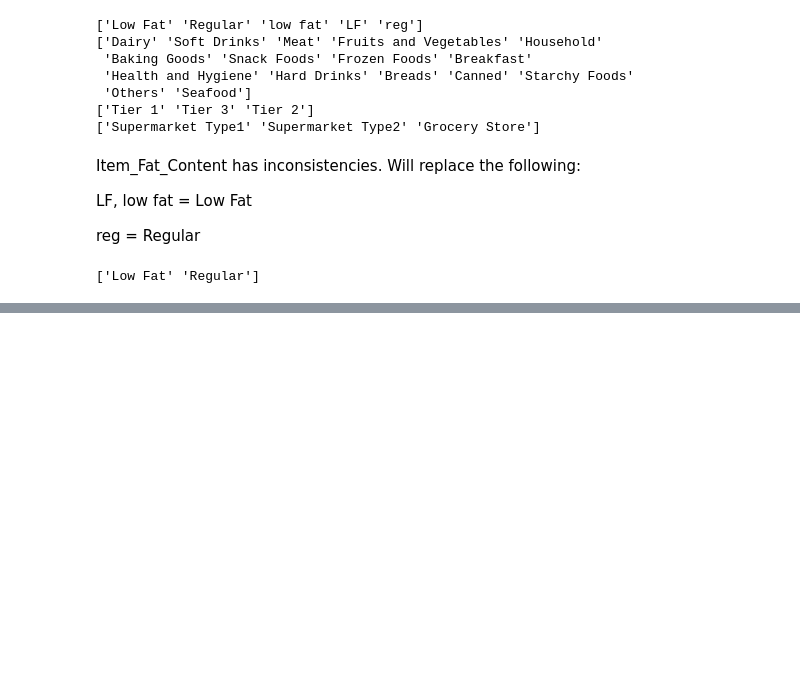
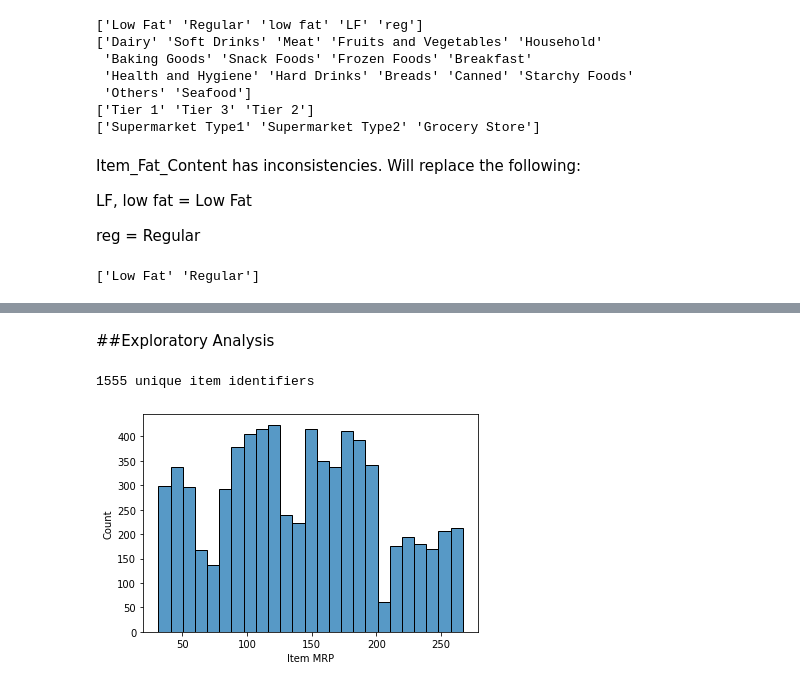
Before and after one commit to alexander-billings/food-sales-predictions, a Jupyter notebook: food_sales_predictions.ipynb, the cells around one changed output, grey strips where cells are left out. Cells and saved outputs as stored; diff of their text form; code cells hidden in the pictures; blank space fills up the shorter version.

```diff
--- a/food_sales_predictions.ipynb
+++ b/food_sales_predictions.ipynb
@@ -200,0 +216,11 @@ Mean: 2118.626808130321
+# %% [markdown]
+##Exploratory Analysis
+# %%
+print(len(food_sales_df['Item_Identifier'].unique()), 'unique item identifiers')
+# %% [output]
+1555 unique item identifiers
+# %%
+sns.histplot(data=food_sales_df, x='Item_MRP');
+plt.xlabel('Item MRP');
+# %% [output]
+[figure, added]
```
Also changed, not shown: parts of 9 cells of this notebook.
